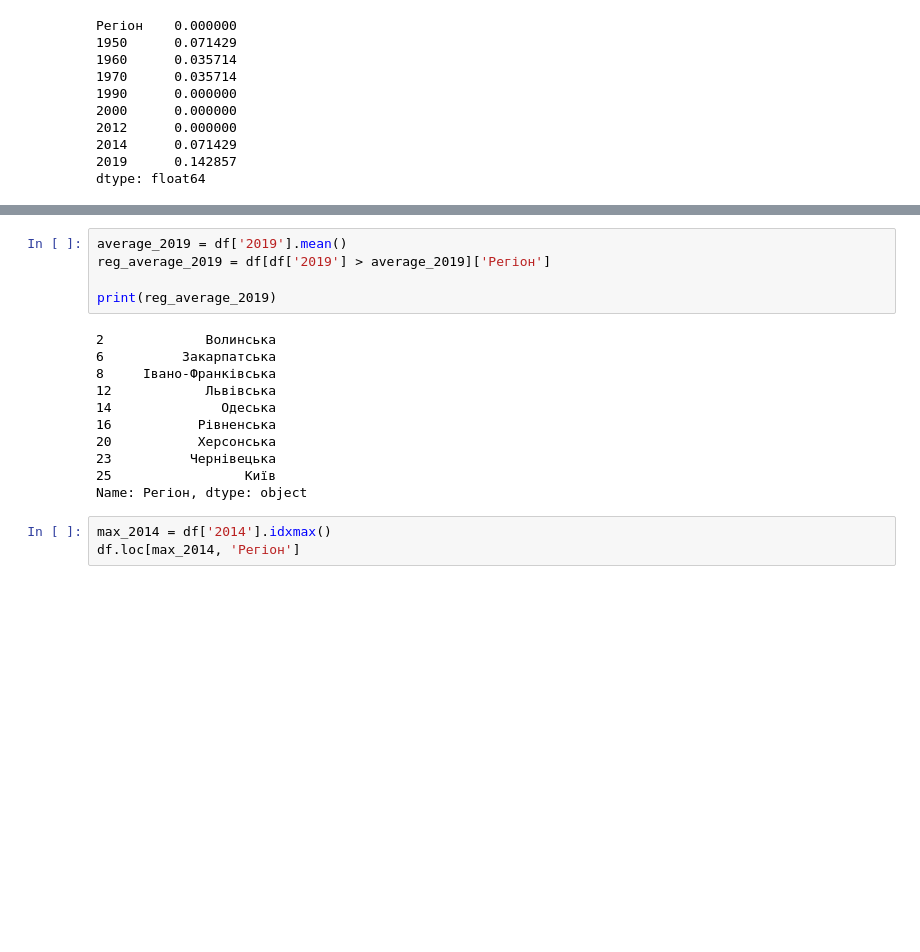
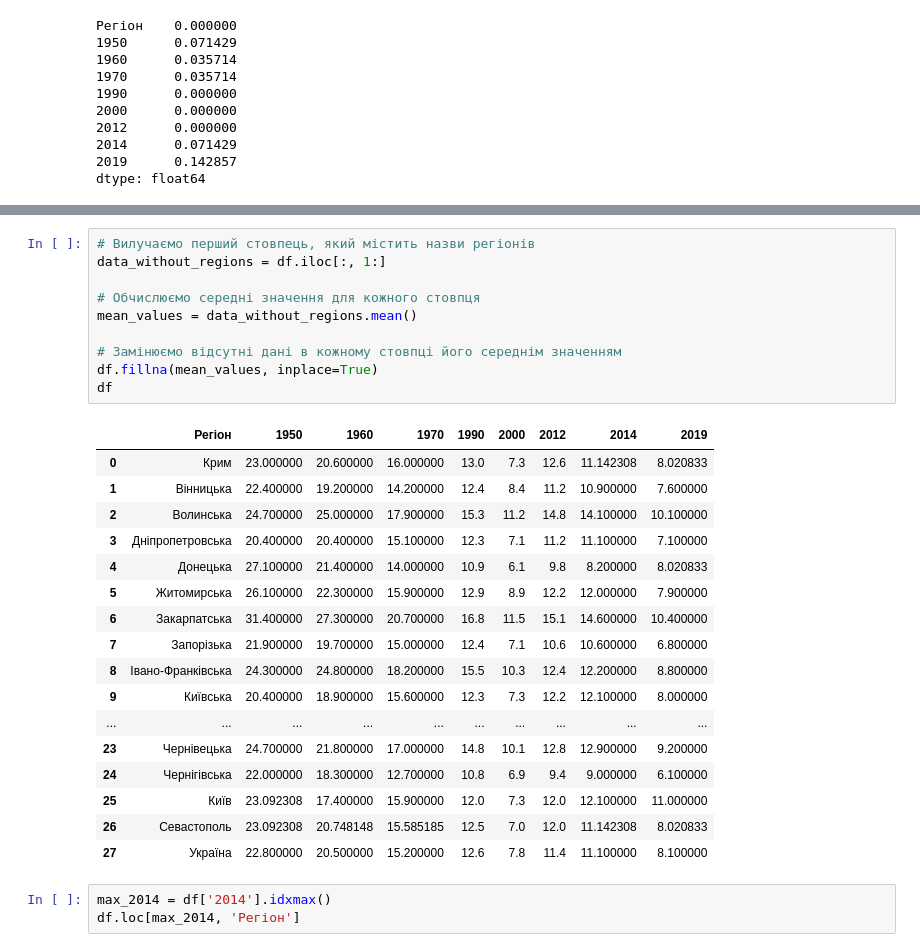
Before and after one commit to Viktoriia-kama/ML_hw4-hw16, a Jupyter notebook: Hw5.1.ipynb, the cells around one changed output, grey strips where cells are left out. Drawn from its saved outputs; the diff is of its cells as text; blank space fills up the shorter version.

```diff
--- a/Hw5.1.ipynb
+++ b/Hw5.1.ipynb
@@ -160,19 +138,31 @@ print(df_without_region)
-# %%
-average_2019 = df['2019'].mean()
-reg_average_2019 = df[df['2019'] > average_2019]['Регіон']
-
-print(reg_average_2019)
-# %% [output]
-2             Волинська
-6          Закарпатська
-8     Івано-Франківська
-12            Львівська
-14              Одеська
-16           Рівненська
-20           Херсонська
-23          Чернівецька
-25                 Київ
-Name: Регіон, dtype: object
+# %%
+# Вилучаємо перший стовпець, який містить назви регіонів
+data_without_regions = df.iloc[:, 1:]
+
+# Обчислюємо середні значення для кожного стовпця
+mean_values = data_without_regions.mean()
+
+# Замінюємо відсутні дані в кожному стовпці його середнім значенням
+df.fillna(mean_values, inplace=True)
+df
+# %% [output]
+|  | Регіон | 1950 | 1960 | 1970 | 1990 | 2000 | 2012 | 2014 | 2019 |
+| 0 | Крим | 23.000000 | 20.600000 | 16.000000 | 13.0 | 7.3 | 12.6 | 11.142308 | 8.020833 |
+| 1 | Вінницька | 22.400000 | 19.200000 | 14.200000 | 12.4 | 8.4 | 11.2 | 10.900000 | 7.600000 |
+| 2 | Волинська | 24.700000 | 25.000000 | 17.900000 | 15.3 | 11.2 | 14.8 | 14.100000 | 10.100000 |
+| 3 | Дніпропетровська | 20.400000 | 20.400000 | 15.100000 | 12.3 | 7.1 | 11.2 | 11.100000 | 7.100000 |
+| 4 | Донецька | 27.100000 | 21.400000 | 14.000000 | 10.9 | 6.1 | 9.8 | 8.200000 | 8.020833 |
+| 5 | Житомирська | 26.100000 | 22.300000 | 15.900000 | 12.9 | 8.9 | 12.2 | 12.000000 | 7.900000 |
+| 6 | Закарпатська | 31.400000 | 27.300000 | 20.700000 | 16.8 | 11.5 | 15.1 | 14.600000 | 10.400000 |
+| 7 | Запорізька | 21.900000 | 19.700000 | 15.000000 | 12.4 | 7.1 | 10.6 | 10.600000 | 6.800000 |
+| 8 | Івано-Франківська | 24.300000 | 24.800000 | 18.200000 | 15.5 | 10.3 | 12.4 | 12.200000 | 8.800000 |
+| 9 | Київська | 20.400000 | 18.900000 | 15.600000 | 12.3 | 7.3 | 12.2 | 12.100000 | 8.000000 |
+| ... | ... | ... | ... | ... | ... | ... | ... | ... | ... |
+| 23 | Чернівецька | 24.700000 | 21.800000 | 17.000000 | 14.8 | 10.1 | 12.8 | 12.900000 | 9.200000 |
+| 24 | Чернігівська | 22.000000 | 18.300000 | 12.700000 | 10.8 | 6.9 | 9.4 | 9.000000 | 6.100000 |
+| 25 | Київ | 23.092308 | 17.400000 | 15.900000 | 12.0 | 7.3 | 12.0 | 12.100000 | 11.000000 |
+| 26 | Севастополь | 23.092308 | 20.748148 | 15.585185 | 12.5 | 7.0 | 12.0 | 11.142308 | 8.020833 |
+| 27 | Україна | 22.800000 | 20.500000 | 15.200000 | 12.6 | 7.8 | 11.4 | 11.100000 | 8.100000 |
 # %%
 max_2014 = df['2014'].idxmax()
 df.loc[max_2014, 'Регіон']
```
Also changed, not shown: parts of 3 cells of this notebook.
